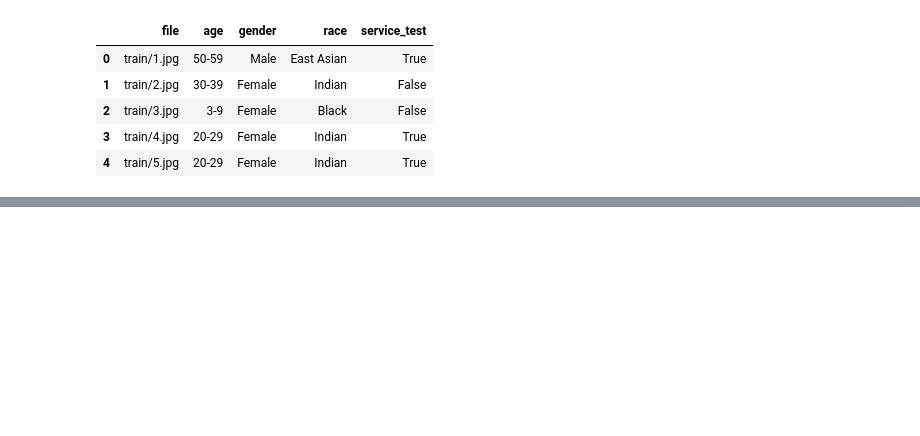
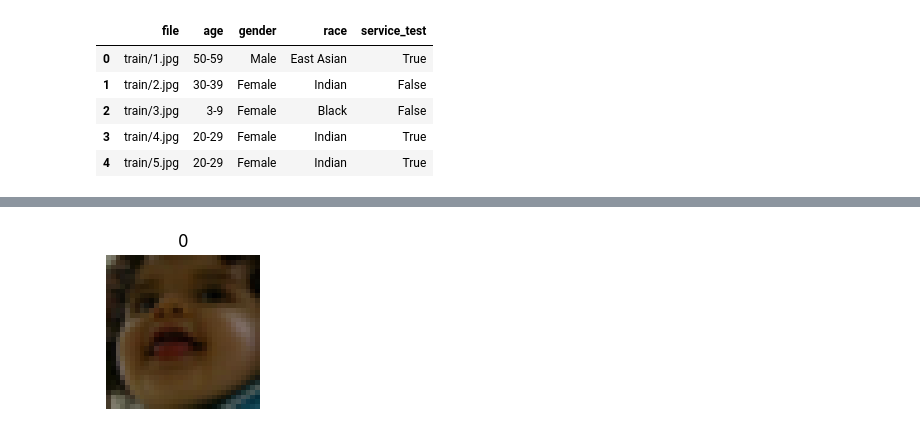
Before and after one commit to sergioar3143/AprendizajeProfundo, a Jupyter notebook: Clasificacion_grupo_etario_transformers.ipynb, the cells around one changed output, grey strips where cells are left out. Cells and saved outputs as stored; diff of their text form; code cells hidden in the pictures; blank space fills up the shorter version.

```diff
--- a/Clasificacion_grupo_etario_transformers.ipynb
+++ b/Clasificacion_grupo_etario_transformers.ipynb
@@ -77,0 +187,31 @@ df_train.head()
+# %%
+IMG_SIZE = 32
+
+tsfm = transforms.Compose([
+    transforms.Resize(IMG_SIZE,antialias = True),
+    transforms.ToTensor(),
+    #transforms.Normalize(mean = [0.485, 0.456, 0.406], std=[0.229, 0.224, 0.225])
+])
+
+tsfm2 = transforms.Compose([transforms.RandomResizedCrop(IMG_SIZE, scale = (0.85, 1.0),antialias = True),
+                            transforms.RandomHorizontalFlip(p=0.5),
+                            transforms.ToTensor(),
+                            #transforms.Normalize(mean = [0.485, 0.456, 0.406], std=[0.229, 0.224, 0.225])
+])
+
+dir_raiz = 'FairFace'
+ds_ent = Face_age(X_train, y_train, dir_raiz, transform=tsfm2)
+it_ent = iter(ds_ent)
+img_ent, cat_ent = next(it_ent)
+img_ent, cat_ent = next(it_ent)
+
+cat_ent=cat_ent.cpu().numpy()
+cat_ent=np.argmax(cat_ent)
+
+plt.figure(figsize = (2,2))
+plt.imshow(img_ent.permute(1, 2, 0).cpu().numpy())
+plt.title(cat_ent)
+plt.axis('off')
+plt.show()
+# %% [output]
+[figure, added]
```
Also changed, not shown: parts of 18 cells of this notebook.
